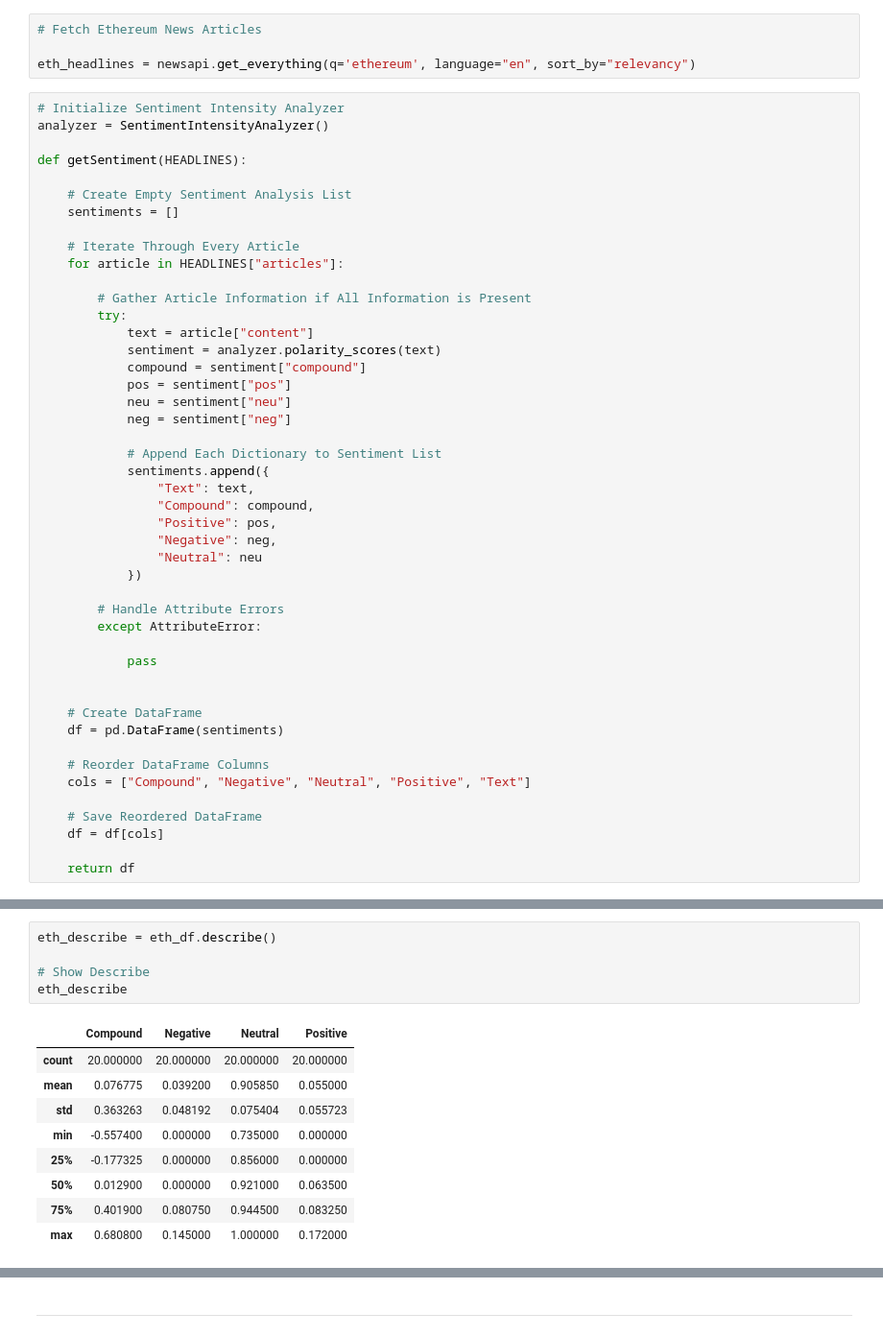
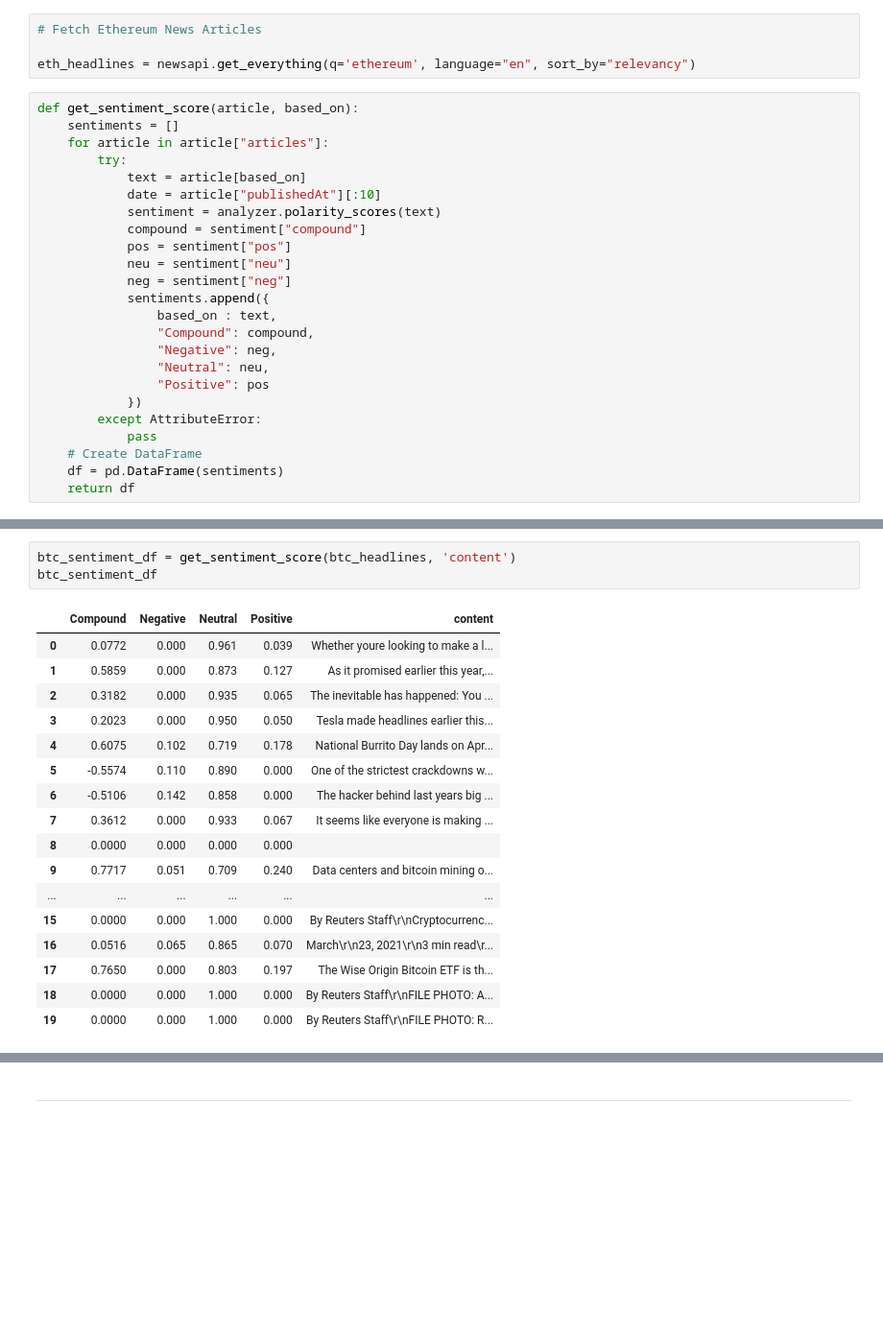
Before and after one commit to havvavural/natural-language-processing, a Jupyter notebook: Analysis/crypto_sentiment.ipynb, the cells around one changed output, grey strips where cells are left out. Shown at 96% size. Cells and saved outputs as stored; diff of their text form; blank space fills up the shorter version.

```diff
--- a/Analysis/crypto_sentiment.ipynb
+++ b/Analysis/crypto_sentiment.ipynb
@@ -34,48 +37,26 @@ btc_headlines = newsapi.get_everything(q= "bitcoin", language="en", sort_by="rel
 
 eth_headlines = newsapi.get_everything(q='ethereum', language="en", sort_by="relevancy")
 # %%
-# Initialize Sentiment Intensity Analyzer
-analyzer = SentimentIntensityAnalyzer()
-
-def getSentiment(HEADLINES):
-
-    # Create Empty Sentiment Analysis List
+def get_sentiment_score(article, based_on):
     sentiments = []
-
-    # Iterate Through Every Article
-    for article in HEADLINES["articles"]:
-
-        # Gather Article Information if All Information is Present
+    for article in article["articles"]:
         try:
-            text = article["content"]
+            text = article[based_on]
+            date = article["publishedAt"][:10]
             sentiment = analyzer.polarity_scores(text)
             compound = sentiment["compound"]
             pos = sentiment["pos"]
             neu = sentiment["neu"]
             neg = sentiment["neg"]
-
-            # Append Each Dictionary to Sentiment List
             sentiments.append({
-                "Text": text,
+                based_on : text,
                 "Compound": compound,
-                "Positive": pos,
                 "Negative": neg,
-                "Neutral": neu
+                "Neutral": neu,
+                "Positive": pos
             })
-
-        # Handle Attribute Errors
         except AttributeError:
-
             pass
-
-
     # Create DataFrame
     df = pd.DataFrame(sentiments)
-
-    # Reorder DataFrame Columns
-    cols = ["Compound", "Negative", "Neutral", "Positive", "Text"]
-
-    # Save Reordered DataFrame
-    df = df[cols]
-
     return df
@@ -146,15 +63,21 @@ btc_describe
-# %%
-eth_describe = eth_df.describe()
-
-# Show Describe
-eth_describe
-# %% [output]
-|  | Compound | Negative | Neutral | Positive |
-| count | 20.000000 | 20.000000 | 20.000000 | 20.000000 |
-| mean | 0.076775 | 0.039200 | 0.905850 | 0.055000 |
-| std | 0.363263 | 0.048192 | 0.075404 | 0.055723 |
-| min | -0.557400 | 0.000000 | 0.735000 | 0.000000 |
-| 25% | -0.177325 | 0.000000 | 0.856000 | 0.000000 |
-| 50% | 0.012900 | 0.000000 | 0.921000 | 0.063500 |
-| 75% | 0.401900 | 0.080750 | 0.944500 | 0.083250 |
-| max | 0.680800 | 0.145000 | 1.000000 | 0.172000 |
+# %%
+btc_sentiment_df = get_sentiment_score(btc_headlines, 'content')
+btc_sentiment_df
+# %% [output]
+|  | Compound | Negative | Neutral | Positive | content |
+| 0 | 0.0772 | 0.000 | 0.961 | 0.039 | Whether youre looking to make a l... |
+| 1 | 0.5859 | 0.000 | 0.873 | 0.127 | As it promised earlier this year,... |
+| 2 | 0.3182 | 0.000 | 0.935 | 0.065 | The inevitable has happened: You ... |
+| 3 | 0.2023 | 0.000 | 0.950 | 0.050 | Tesla made headlines earlier this... |
+| 4 | 0.6075 | 0.102 | 0.719 | 0.178 | National Burrito Day lands on Apr... |
+| 5 | -0.5574 | 0.110 | 0.890 | 0.000 | One of the strictest crackdowns w... |
+| 6 | -0.5106 | 0.142 | 0.858 | 0.000 | The hacker behind last years big ... |
+| 7 | 0.3612 | 0.000 | 0.933 | 0.067 | It seems like everyone is making ... |
+| 8 | 0.0000 | 0.000 | 0.000 | 0.000 |  |
+| 9 | 0.7717 | 0.051 | 0.709 | 0.240 | Data centers and bitcoin mining o... |
+| ... | ... | ... | ... | ... | ... |
+| 15 | 0.0000 | 0.000 | 1.000 | 0.000 | By Reuters Staff\r\nCryptocurrenc... |
+| 16 | 0.0516 | 0.065 | 0.865 | 0.070 | March\r\n23, 2021\r\n3 min read\r... |
+| 17 | 0.7650 | 0.000 | 0.803 | 0.197 | The Wise Origin Bitcoin ETF is th... |
+| 18 | 0.0000 | 0.000 | 1.000 | 0.000 | By Reuters Staff\r\nFILE PHOTO: A... |
+| 19 | 0.0000 | 0.000 | 1.000 | 0.000 | By Reuters Staff\r\nFILE PHOTO: R... |
```
Also changed, not shown: parts of 44 cells of this notebook, 4 other files.
